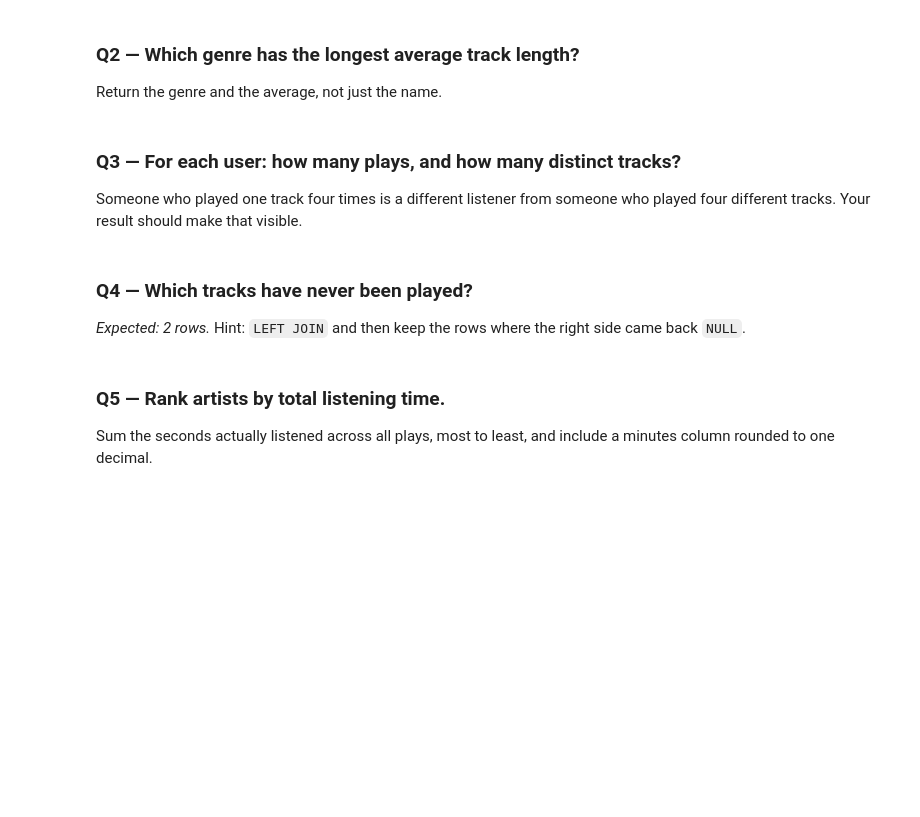
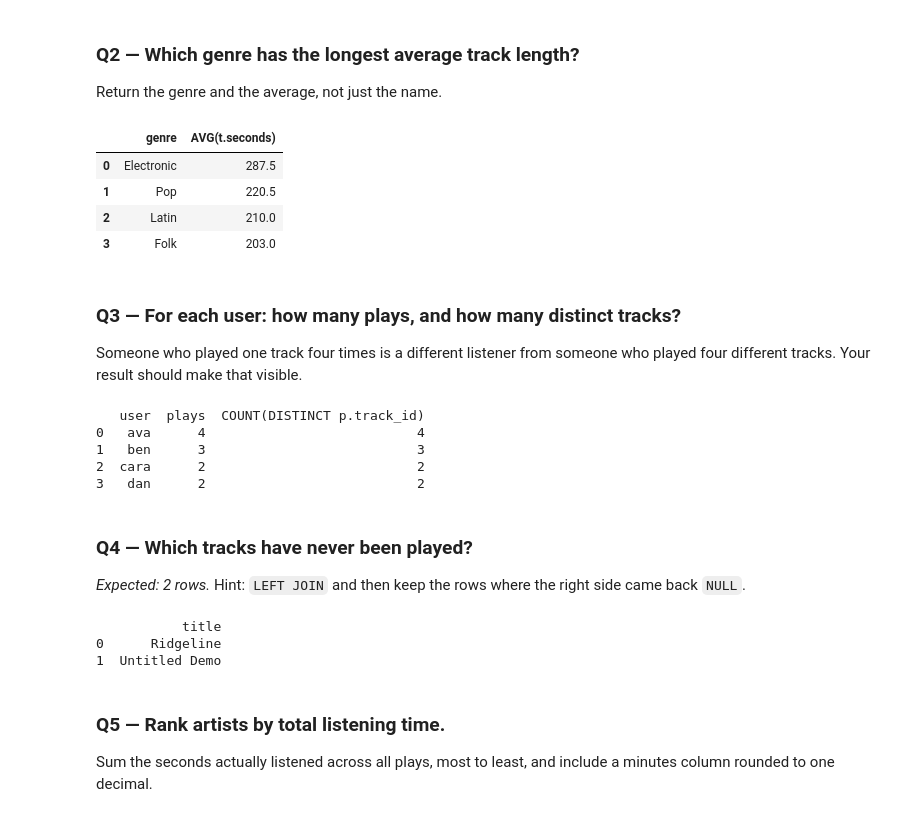
Before and after one commit to AdelineKwakye/ds2002-fa26, a Jupyter notebook: notebooks/02-sql-databases/2026-09-11 — SQL Challenge Set — Lab.ipynb, the cells around one changed output. Drawn from its saved outputs; the diff is of its cells as text; code cells hidden in the pictures; blank space fills up the shorter version.

```diff
--- a/notebooks/02-sql-databases/2026-09-11 — SQL Challenge Set — Lab.ipynb
+++ b/notebooks/02-sql-databases/2026-09-11 — SQL Challenge Set — Lab.ipynb
@@ -59,3 +72,18 @@ q('''
+# %%
+q('''
+SELECT t.genre, AVG(t.seconds)
+FROM tracks t
+WHERE t.genre IS NOT NULL
+GROUP BY t.genre
+ORDER BY AVG(t.seconds) DESC
+''')
+# genre with longest track is Electronic
+# %% [output]
+|  | genre | AVG(t.seconds) |
+| 0 | Electronic | 287.5 |
+| 1 | Pop | 220.5 |
+| 2 | Latin | 210.0 |
+| 3 | Folk | 203.0 |
 # %% [markdown]
 ### Q3 — For each user: how many plays, and how many distinct tracks?
 
@@ -67,3 +91,16 @@ q('''
+# %%
+q3 = q('''
+SELECT p.user, COUNT(p.play_id) as plays, COUNT(DISTINCT p.track_id)
+FROM plays p
+GROUP BY p.user
+''')
+print(q3)
+# %% [output]
+   user  plays  COUNT(DISTINCT p.track_id)
+0   ava      4                           4
+1   ben      3                           3
+2  cara      2                           2
+3   dan      2                           2
 # %% [markdown]
 ### Q4 — Which tracks have never been played?
 
@@ -75,3 +108,15 @@ q('''
+# %%
+q4 = q('''
+SELECT t.title
+FROM tracks t
+LEFT JOIN plays p ON t.track_id = p.track_id
+WHERE p.play_id IS NULL
+''')
+print(q4)
+# %% [output]
+           title
+0      Ridgeline
+1  Untitled Demo
 # %% [markdown]
 ### Q5 — Rank artists by total listening time.
 
```
Also changed, not shown: parts of 15 cells of this notebook.
